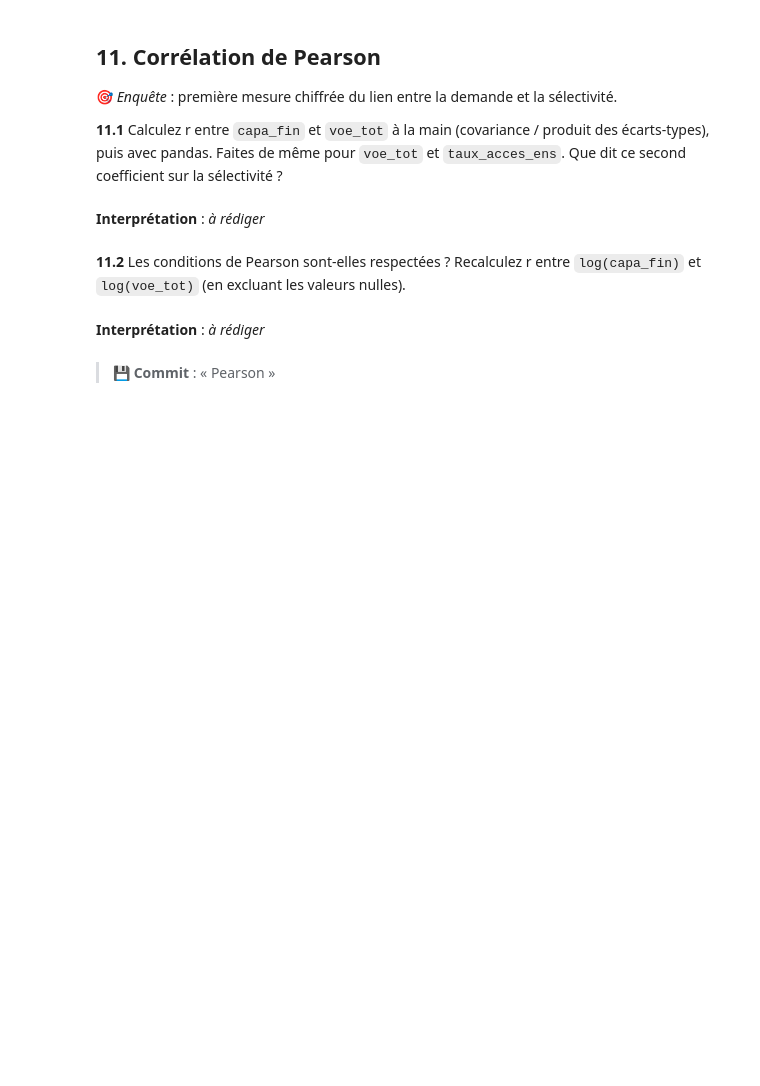
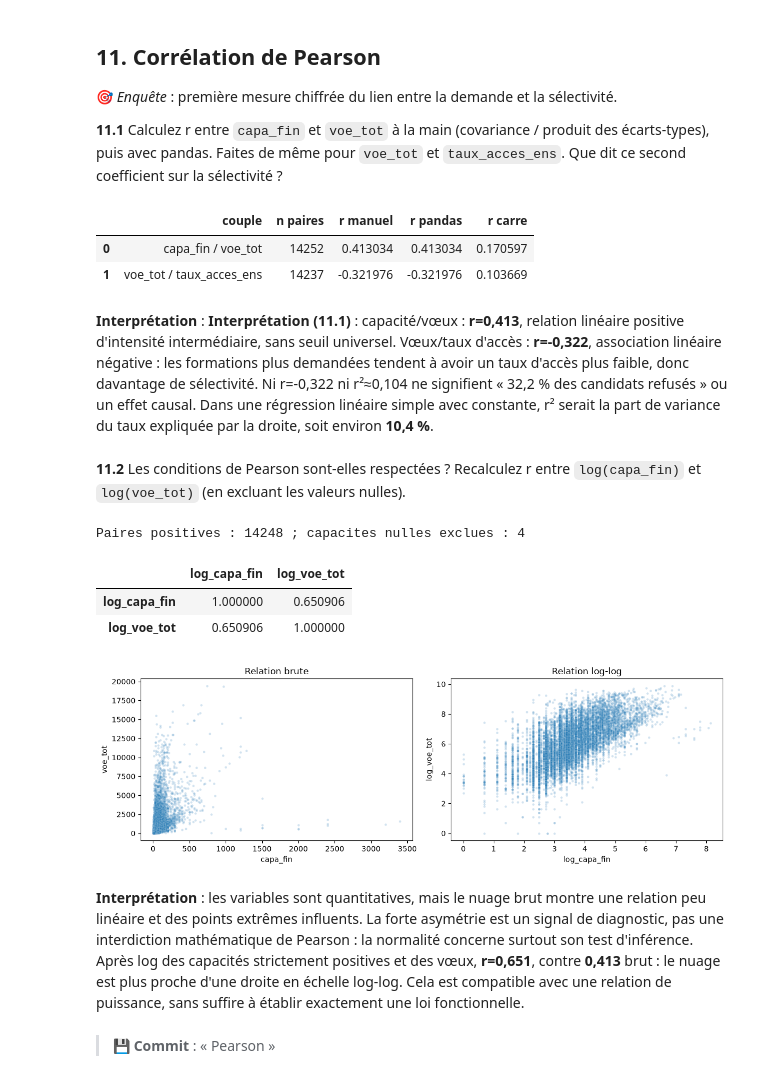
Before and after one commit to Anaisblk/Analyse-Parcoursup, a Jupyter notebook: TP_Parcoursup (1).ipynb, the cells around one changed output. Saved outputs shown, nothing was run; the diff lists cells and outputs as text; code cells hidden in the pictures; blank space fills up the shorter version.

Commit message:
Pearson

```diff
--- a/TP_Parcoursup (1).ipynb
+++ b/TP_Parcoursup (1).ipynb
@@ -776,12 +776,51 @@ np.testing.assert_allclose((x/100).corr(y), x.corr(y))
 🎯 *Enquête* : première mesure chiffrée du lien entre la demande et la sélectivité.
 
 **11.1** Calculez r entre `capa_fin` et `voe_tot` à la main (covariance / produit des écarts-types), puis avec pandas. Faites de même pour `voe_tot` et `taux_acces_ens`. Que dit ce second coefficient sur la sélectivité ?
+# %%
+def pearson_manuel(a, b):
+    paires = pd.DataFrame({"x": a, "y": b}).dropna()
+    a, b = paires["x"], paires["y"]
+    covariance = ((a-a.mean())*(b-b.mean())).sum()/(len(paires)-1)
+    r = covariance/(a.std(ddof=1)*b.std(ddof=1))
+    return r, a.corr(b), len(paires)
+
+resultats = []
+for a, b in [("capa_fin", "voe_tot"), ("voe_tot", "taux_acces_ens")]:
+    r_main, r_pandas, n_paires = pearson_manuel(df[a], df[b])
+    np.testing.assert_allclose(r_main, r_pandas)
+    resultats.append({"couple": a+" / "+b, "n paires": n_paires,
+                      "r manuel": r_main, "r pandas": r_pandas, "r carre": r_main**2})
+pd.DataFrame(resultats)
+# %% [output]
+|  | couple | n paires | r manuel | r pandas | r carre |
+| 0 | capa_fin / voe_tot | 14252 | 0.413034 | 0.413034 | 0.170597 |
+| 1 | voe_tot / taux_acces_ens | 14237 | -0.321976 | -0.321976 | 0.103669 |
 # %% [markdown]
-**Interprétation** : _à rédiger_
+**Interprétation** : **Interprétation (11.1)** : capacité/vœux : **r=0,413**, relation linéaire positive d'intensité intermédiaire, sans seuil universel. Vœux/taux d'accès : **r=-0,322**, association linéaire négative : les formations plus demandées tendent à avoir un taux d'accès plus faible, donc davantage de sélectivité. Ni r=-0,322 ni r²≈0,104 ne signifient « 32,2 % des candidats refusés » ou un effet causal. Dans une régression linéaire simple avec constante, r² serait la part de variance du taux expliquée par la droite, soit environ **10,4 %**.
 # %% [markdown]
 **11.2** Les conditions de Pearson sont-elles respectées ? Recalculez r entre `log(capa_fin)` et `log(voe_tot)` (en excluant les valeurs nulles).
+# %%
+sub_log = df[["capa_fin", "voe_tot"]].dropna()
+sub_log = sub_log[(sub_log["capa_fin"]>0)&(sub_log["voe_tot"]>0)].copy()
+sub_log["log_capa_fin"] = np.log(sub_log["capa_fin"])
+sub_log["log_voe_tot"] = np.log(sub_log["voe_tot"])
+print("Paires positives :", len(sub_log), "; capacites nulles exclues :", (df["capa_fin"]==0).sum())
+display(sub_log[["log_capa_fin", "log_voe_tot"]].corr())
+fig, axes = plt.subplots(1, 2, figsize=(12, 4))
+sns.scatterplot(data=df, x="capa_fin", y="voe_tot", s=10, alpha=0.2, ax=axes[0])
+axes[0].set_title("Relation brute")
+sns.scatterplot(data=sub_log, x="log_capa_fin", y="log_voe_tot", s=10, alpha=0.2, ax=axes[1])
+axes[1].set_title("Relation log-log")
+plt.tight_layout()
+plt.show()
+# %% [output]
+Paires positives : 14248 ; capacites nulles exclues : 4
+|  | log_capa_fin | log_voe_tot |
+| log_capa_fin | 1.000000 | 0.650906 |
+| log_voe_tot | 0.650906 | 1.000000 |
+[figure, added]
 # %% [markdown]
-**Interprétation** : _à rédiger_
+**Interprétation** : les variables sont quantitatives, mais le nuage brut montre une relation peu linéaire et des points extrêmes influents. La forte asymétrie est un signal de diagnostic, pas une interdiction mathématique de Pearson : la normalité concerne surtout son test d'inférence. Après log des capacités strictement positives et des vœux, **r=0,651**, contre **0,413** brut : le nuage est plus proche d'une droite en échelle log-log. Cela est compatible avec une relation de puissance, sans suffire à établir exactement une loi fonctionnelle.
 # %% [markdown]
 > 💾 **Commit** : « Pearson »
 # %% [markdown]
```
